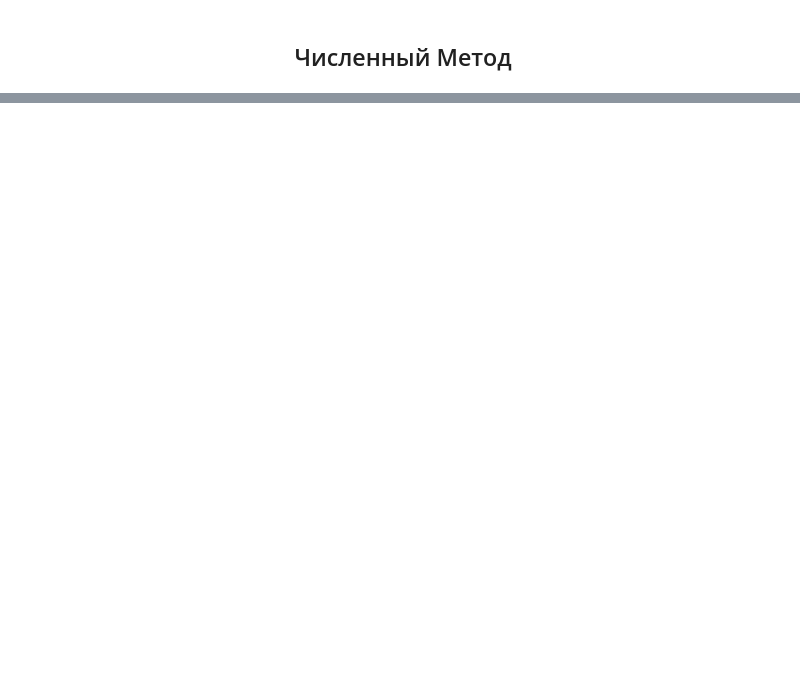
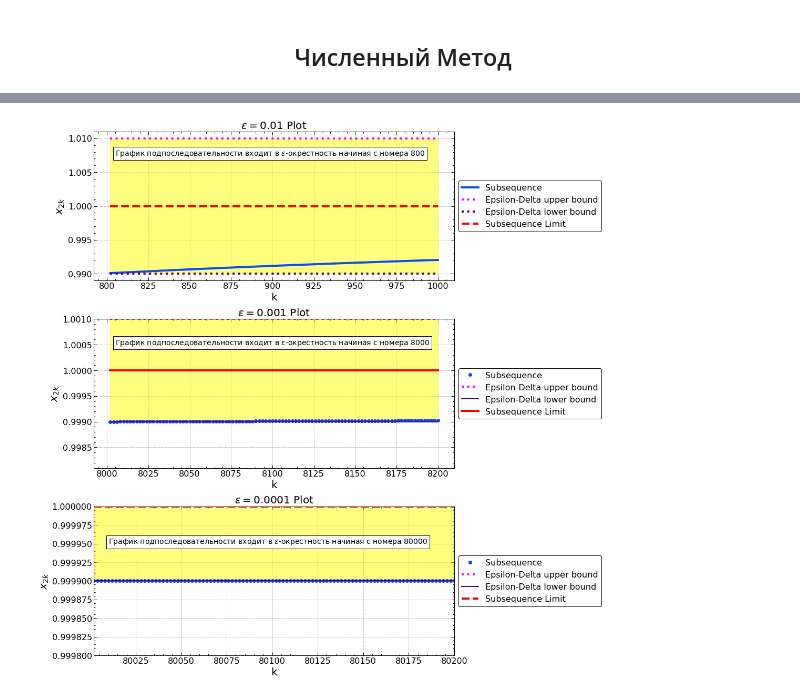
Before and after one commit to lilpuzeen/Calculus-S1-2, a Jupyter notebook: main.ipynb, the cells around one changed output, grey strips where cells are left out. Saved outputs shown, nothing was run; the diff lists cells and outputs as text; code cells hidden in the pictures; blank space fills up the shorter version.

```diff
--- a/main.ipynb
+++ b/main.ipynb
@@ -22,3 +175 @@ import matplotlib.pyplot as plt
 %matplotlib inline
-# %%
-plt.style.use("seaborn")
@@ -42,0 +260,85 @@ plt.show()
+# %%
+# Функция для получения информации по эпсилон-окрестности, по заданному эпсилон
+def epsilon_info(eps: float) -> tuple:
+    LIMIT = 1  # Предел подпоследовательности
+    n_0 = np.floor(4 / eps) + 1  # Номер, с которого график попадает в эпс-окрестность
+    eps_delta_bot = LIMIT - eps  # Линия ограничивающая эпс-окрестность: нижняя
+    eps_delta_top = LIMIT + eps  # Линия ограничивающая эпс-окрестность: верхняя
+    X_sub = np.array([2*k for k in range(int(n_0), int(n_0) + 100)])
+    Y_sub = function(X_sub)
+
+    return (eps_delta_bot, eps_delta_top, X_sub, Y_sub)
+# %%
+# Инициализируем три графика
+fig, axes = plt.subplots(3, 1, figsize=(15, 15))
+
+# Аналогичные действия для всех графиков
+# График эпсилон = 0.01
+ax1 = axes[0]
+ax1.set_title(r"$\varepsilon = 0.01$ Plot", fontsize=20)  # Название у графика
+# Из функции подтягиваем все нужные значения
+ax1_bot_limit, ax1_top_limit, ax1X, ax1Y = epsilon_info(0.01)
+ax1.set_xlabel("k", fontsize=20)  # Лэйбл по оси Ох
+ax1.set_ylabel(r"$x_{2k}$", fontsize=20)  # Лэйбл по оси Оу
+ax1.plot(ax1X, ax1Y, "-", lw=4, label="Subsequence")  # График подпоследовательнсоти
+
+# Верхняя граница эпсилон окрестности
+ax1.plot(ax1X, ax1X*0 + ax1_top_limit, ":", lw=4, color="magenta", label="Epsilon-Delta upper bound")
+
+# Нижняя граница эпсилон окрестности
+ax1.plot(ax1X, ax1X*0 + ax1_bot_limit, ":", lw=4, color="indigo", label="Epsilon-Delta lower bound")
+
+# Предел подпоследовательности
+ax1.plot(ax1X, ax1X*0 + 1, "--", lw=4, color="red", label="Subsequence Limit")
+
+# Текст
+ax1.text(805, 1.0075,
+         r"График подпоследовательности входит в $\varepsilon$-окрестность начиная с номера 800",
+         fontsize=14,bbox=dict(facecolor="white", edgecolor="black"))
+
+# Заливка эпсилон-окрестности
+ax1.fill_between(ax1X, ax1_bot_limit, ax1_top_limit, color="yellow", alpha=0.5)
+
+# Легенда
+ax1.legend(loc="center left", bbox_to_anchor=(1, 0.5), edgecolor="black")
+
+
+# Аналогичные действия для остальных графиков
+# График эпсилон = 0.001
+ax2 = axes[1]
+ax2.set_title(r"$\varepsilon = 0.001$ Plot", fontsize=20)
+ax2_bot_limit, ax2_top_limit, ax2X, ax2Y = epsilon_info(0.001)
+ax2.set_xlabel("k", fontsize=20)
+ax2.set_ylabel(r"$x_{2k}$", fontsize=20)
+ax2.plot(ax2X, ax2Y, "o", lw=4, ms=6, label="Subsequence")
+ax2.plot(ax2X, ax2X*0 + ax2_top_limit, ":", lw=4, color="magenta", label="Epsilon-Delta upper bound")
+ax2.plot(ax2X, ax2X*0 + ax2_bot_limit, "-", lw=2, color="indigo", label="Epsilon-Delta lower bound")
+ax2.plot(ax2X, ax2X*0 + 1, "-", lw=4, color="red", label="Subsequence Limit")
+ax2.text(8005, 1.0005,
+         r"График подпоследовательности входит в $\varepsilon$-окрестность начиная с номера 8000",
+         fontsize=14,bbox=dict(facecolor="white", edgecolor="black"))
+ax2.fill_between(ax2X, ax2_bot_limit, ax2_top_limit, color="yellow", alpha=0.5)
+ax2.set_ylim(0.99900 - 0.0009, 0.99900 + 0.002)
+ax2.legend(loc="center left", bbox_to_anchor=(1, 0.5), edgecolor="black")
+
+# График эпсилон = 0.0001
+ax3 = axes[2]
+ax3.set_title(r"$\varepsilon = 0.0001$ Plot", fontsize=20)
+ax3_bot_limit, ax3_top_limit, ax3X, ax3Y = epsilon_info(0.0001)
+ax3.set_xlabel("k", fontsize=20)
+ax3.set_ylabel(r"$x_{2k}$", fontsize=20)
+ax3.plot(ax3X, ax3Y, "o", lw=6, label="Subsequence")
+ax3.plot(ax3X, ax3X*0 + ax3_top_limit, ":", lw=4, color="magenta", label="Epsilon-Delta upper bound")
+ax3.plot(ax3X, ax3X*0 + ax3_bot_limit, "-", lw=2, color="indigo", label="Epsilon-Delta lower bound")
+ax3.plot(ax3X, ax3X*0 + 1, "--", lw=4, color="red", label="Subsequence Limit")
+ax3.text(80010, 0.99995,
+         r"График подпоследовательности входит в $\varepsilon$-окрестность начиная с номера 80000",
+         fontsize=14, bbox=dict(facecolor="white", edgecolor="black"))
+ax3.fill_between(ax3X, ax3_bot_limit, ax3_top_limit, color="yellow", alpha=0.5)
+ax3.axis([ax3X[0], ax3X[-1], 0.9999 - 0.0001, 0.9999 + 0.0001])
+ax3.legend(loc="center left", bbox_to_anchor=(1, 0.5), edgecolor="black")
+
+fig.tight_layout()
+plt.show()
+# %% [output]
+[figure, added]
```
Also changed, not shown: parts of 69 cells of this notebook, 1 other file.
